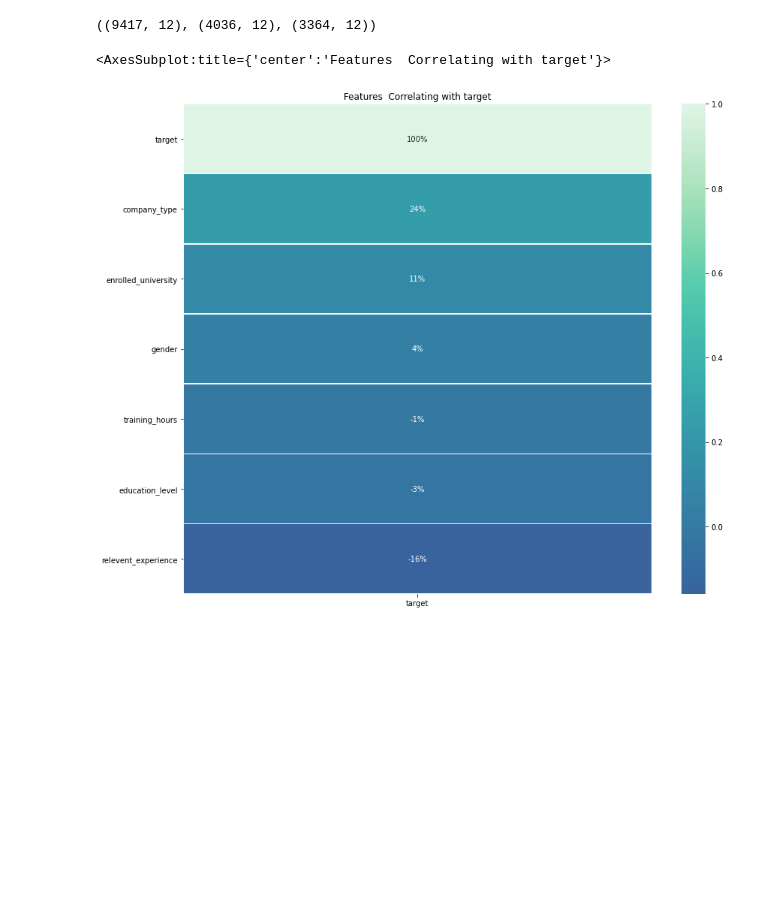
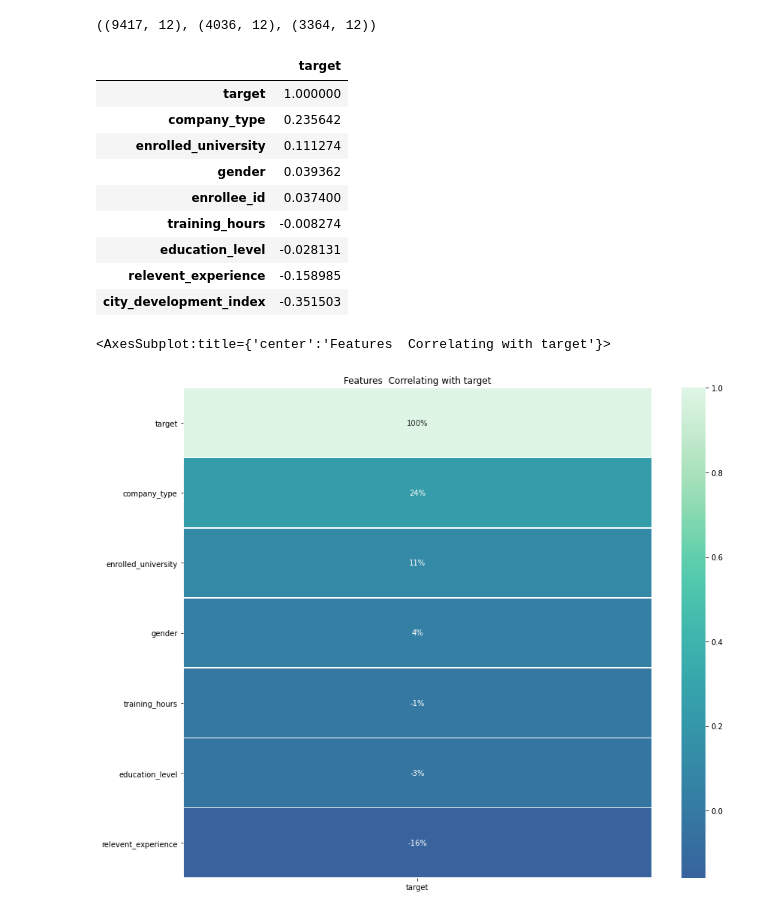
Before and after one commit to LinhQuach13/Individual_project_HR_analytics, a Jupyter notebook: Workbook.ipynb, the cells around one changed output. Cells and saved outputs as stored; diff of their text form; code cells hidden in the pictures; blank space fills up the shorter version.

```diff
--- a/Workbook.ipynb
+++ b/Workbook.ipynb
@@ -548,6 +547,20 @@ train, validate, test= data_split(aug_train_df)
 train.shape, validate.shape, test.shape
 # %% [output]
 ((9417, 12), (4036, 12), (3364, 12))
+# %%
+#Looking at correlation by target
+train.corr()[['target']].sort_values(by='target', ascending=False)
+# %% [output]
+|  | target |
+| target | 1.000000 |
+| company_type | 0.235642 |
+| enrolled_university | 0.111274 |
+| gender | 0.039362 |
+| enrollee_id | 0.037400 |
+| training_hours | -0.008274 |
+| education_level | -0.028131 |
+| relevent_experience | -0.158985 |
+| city_development_index | -0.351503 |
 # %%
 #Creating function to create heatmap
 def get_heatmap(col_list, target,  color = 'mako'):
```
Also changed, not shown: parts of 29 cells of this notebook.
